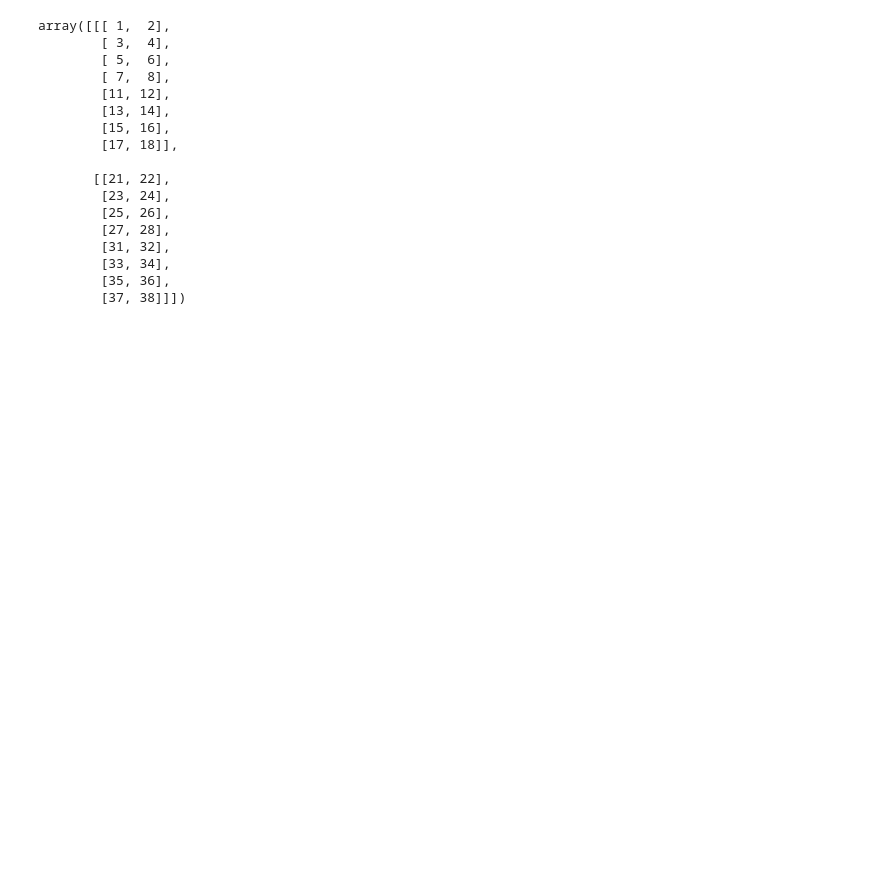
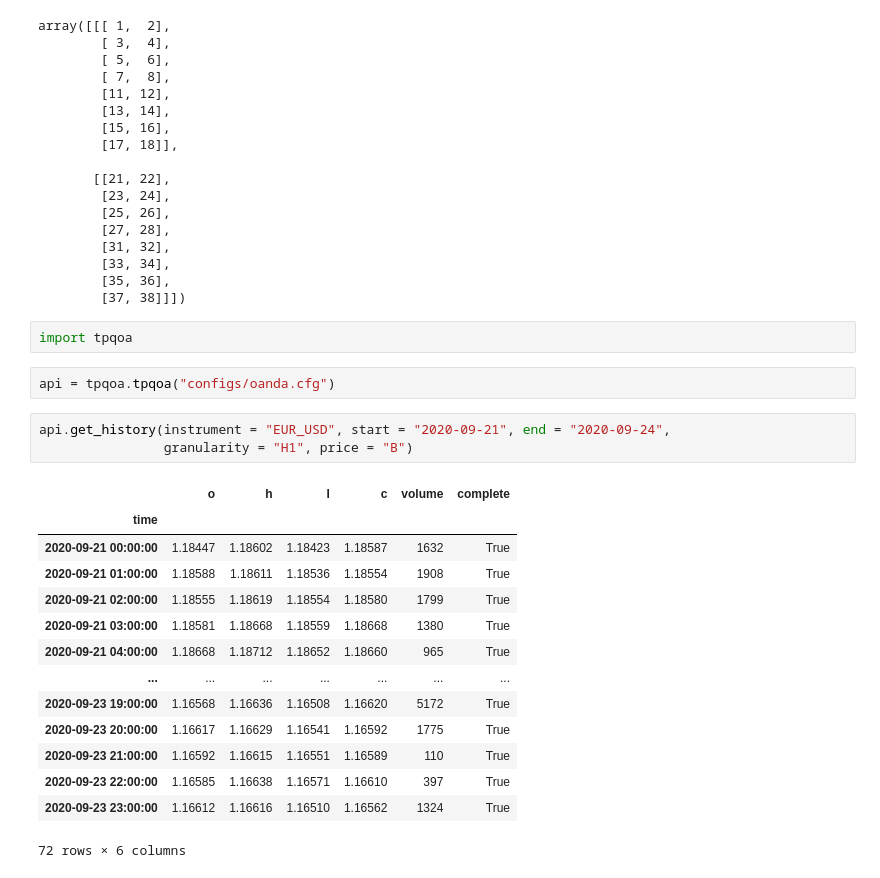
Before and after one commit to rollingturtle/OandaTrading, a Jupyter notebook: control.ipynb, the cells around one changed output. Cells and saved outputs as stored; diff of their text form; blank space fills up the shorter version.

```diff
--- a/control.ipynb
+++ b/control.ipynb
@@ -421,3 +421,25 @@ array([[[ 1,  2],
         [33, 34],
         [35, 36],
         [37, 38]]])
+# %%
+import tpqoa
+# %%
+api = tpqoa.tpqoa("configs/oanda.cfg")
+# %%
+api.get_history(instrument = "EUR_USD", start = "2020-09-21", end = "2020-09-24",
+                granularity = "H1", price = "B")
+# %% [output]
+|  | o | h | l | c | volume | complete |
+| time |  |  |  |  |  |  |
+| 2020-09-21 00:00:00 | 1.18447 | 1.18602 | 1.18423 | 1.18587 | 1632 | True |
+| 2020-09-21 01:00:00 | 1.18588 | 1.18611 | 1.18536 | 1.18554 | 1908 | True |
+| 2020-09-21 02:00:00 | 1.18555 | 1.18619 | 1.18554 | 1.18580 | 1799 | True |
+| 2020-09-21 03:00:00 | 1.18581 | 1.18668 | 1.18559 | 1.18668 | 1380 | True |
+| 2020-09-21 04:00:00 | 1.18668 | 1.18712 | 1.18652 | 1.18660 | 965 | True |
+| ... | ... | ... | ... | ... | ... | ... |
+| 2020-09-23 19:00:00 | 1.16568 | 1.16636 | 1.16508 | 1.16620 | 5172 | True |
+| 2020-09-23 20:00:00 | 1.16617 | 1.16629 | 1.16541 | 1.16592 | 1775 | True |
+| 2020-09-23 21:00:00 | 1.16592 | 1.16615 | 1.16551 | 1.16589 | 110 | True |
+| 2020-09-23 22:00:00 | 1.16585 | 1.16638 | 1.16571 | 1.16610 | 397 | True |
+| 2020-09-23 23:00:00 | 1.16612 | 1.16616 | 1.16510 | 1.16562 | 1324 | True |
+72 rows × 6 columns
```
Also changed, not shown: parts of 15 cells of this notebook, 11 other files.
